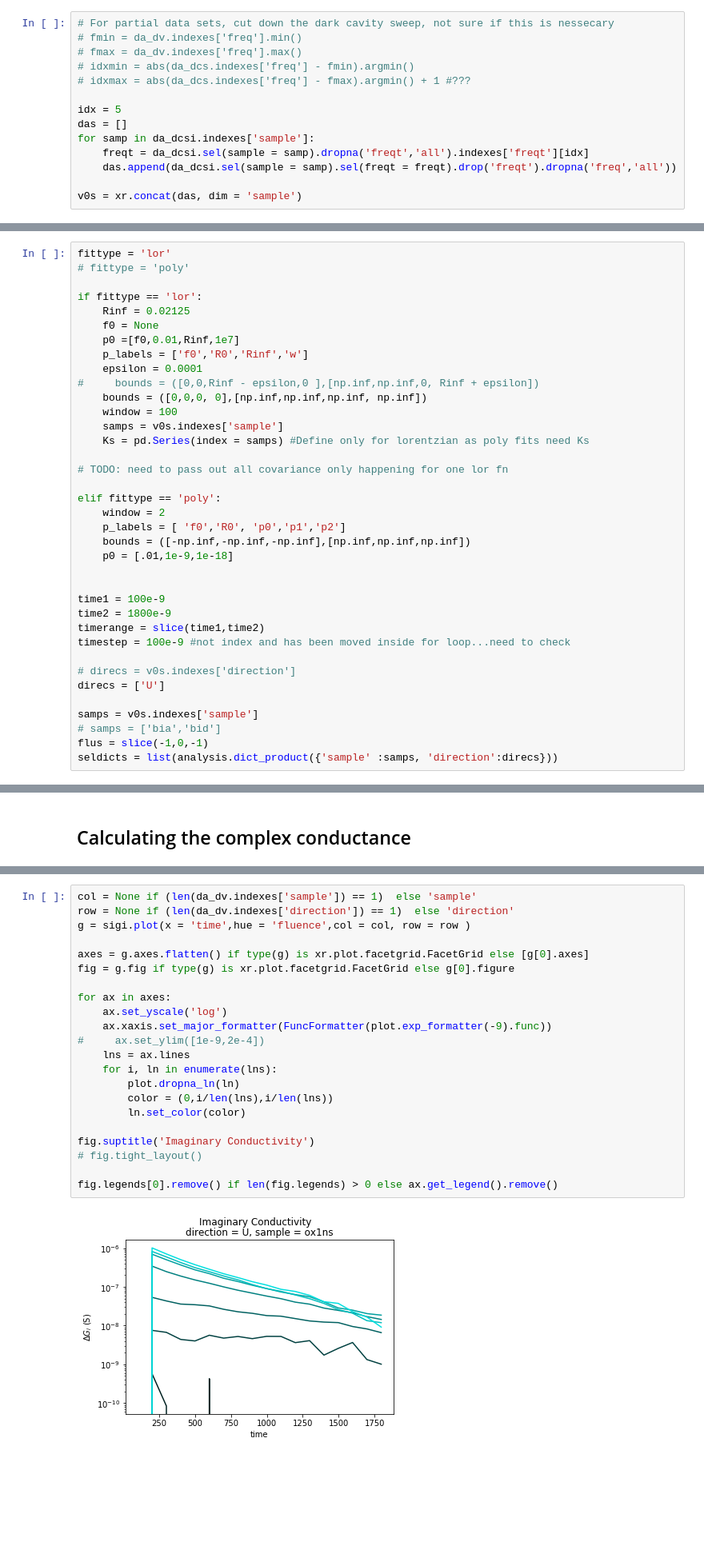
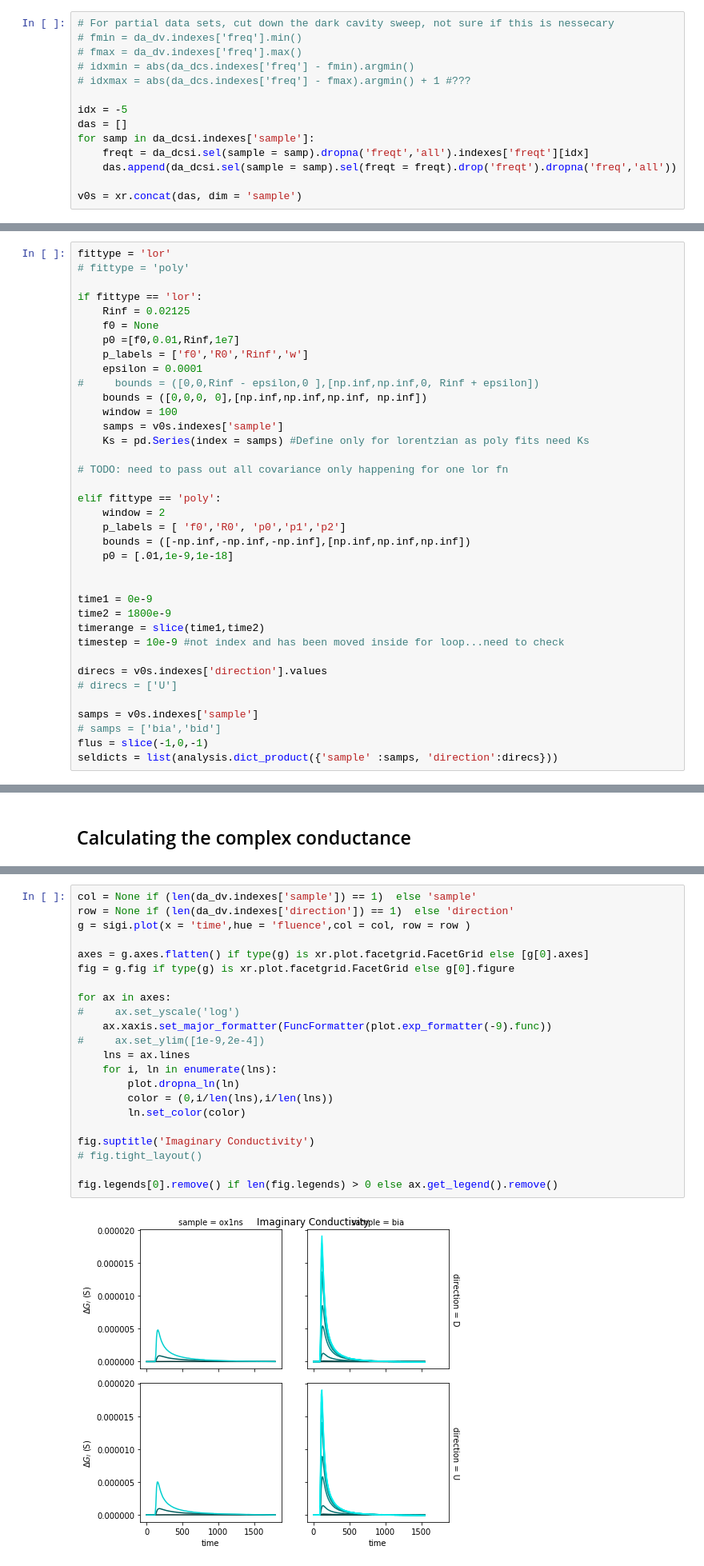
Before and after one commit to aspitarl/TRMC, a Jupyter notebook: Fitting.ipynb, the cells around one changed output, grey strips where cells are left out. Shown at 80% size. Saved outputs shown, nothing was run; the diff lists cells and outputs as text; blank space fills up the shorter version.

Commit message:
general improvements
incomplete data loading with direction
move some facetgrid stuff to moduel

```diff
--- a/Fitting.ipynb
+++ b/Fitting.ipynb
@@ -159,7 +162,7 @@ For now just pull out one freqt
 # idxmin = abs(da_dcs.indexes['freq'] - fmin).argmin()
 # idxmax = abs(da_dcs.indexes['freq'] - fmax).argmin() + 1 #???
 
-idx = 5
+idx = -5
 das = []
 for samp in da_dcsi.indexes['sample']:
     freqt = da_dcsi.sel(sample = samp).dropna('freqt','all').indexes['freqt'][idx]
@@ -215,13 +218,13 @@ elif fittype == 'poly':
     p0 = [.01,1e-9,1e-18]
 
 
-time1 = 100e-9
+time1 = 0e-9
 time2 = 1800e-9
 timerange = slice(time1,time2)
-timestep = 100e-9 #not index and has been moved inside for loop...need to check
+timestep = 10e-9 #not index and has been moved inside for loop...need to check
 
-# direcs = v0s.indexes['direction']
-direcs = ['U']
+direcs = v0s.indexes['direction'].values
+# direcs = ['U']
 
 samps = v0s.indexes['sample']
 # samps = ['bia','bid']
@@ -483,27 +491,27 @@ fig.legends[0].remove() if len(fig.legends) > 0 else ax.get_legend().remove()
 # %%
 col = None if (len(da_dv.indexes['sample']) == 1)  else 'sample'
 row = None if (len(da_dv.indexes['direction']) == 1)  else 'direction'
 g = sigi.plot(x = 'time',hue = 'fluence',col = col, row = row )
 
 axes = g.axes.flatten() if type(g) is xr.plot.facetgrid.FacetGrid else [g[0].axes]
 fig = g.fig if type(g) is xr.plot.facetgrid.FacetGrid else g[0].figure
 
 for ax in axes:
-    ax.set_yscale('log')
+#     ax.set_yscale('log')
     ax.xaxis.set_major_formatter(FuncFormatter(plot.exp_formatter(-9).func))
 #     ax.set_ylim([1e-9,2e-4])
     lns = ax.lines
     for i, ln in enumerate(lns):
         plot.dropna_ln(ln)
         color = (0,i/len(lns),i/len(lns))
         ln.set_color(color)
 
 fig.suptitle('Imaginary Conductivity')
 # fig.tight_layout()
 
 fig.legends[0].remove() if len(fig.legends) > 0 else ax.get_legend().remove()
 # %% [output]
-[figure, old version]
+[figure, new version]
 # %%
 %store sigr
 %store sigi
```
Also changed, not shown: parts of 11 cells of this notebook, 1 other file.
